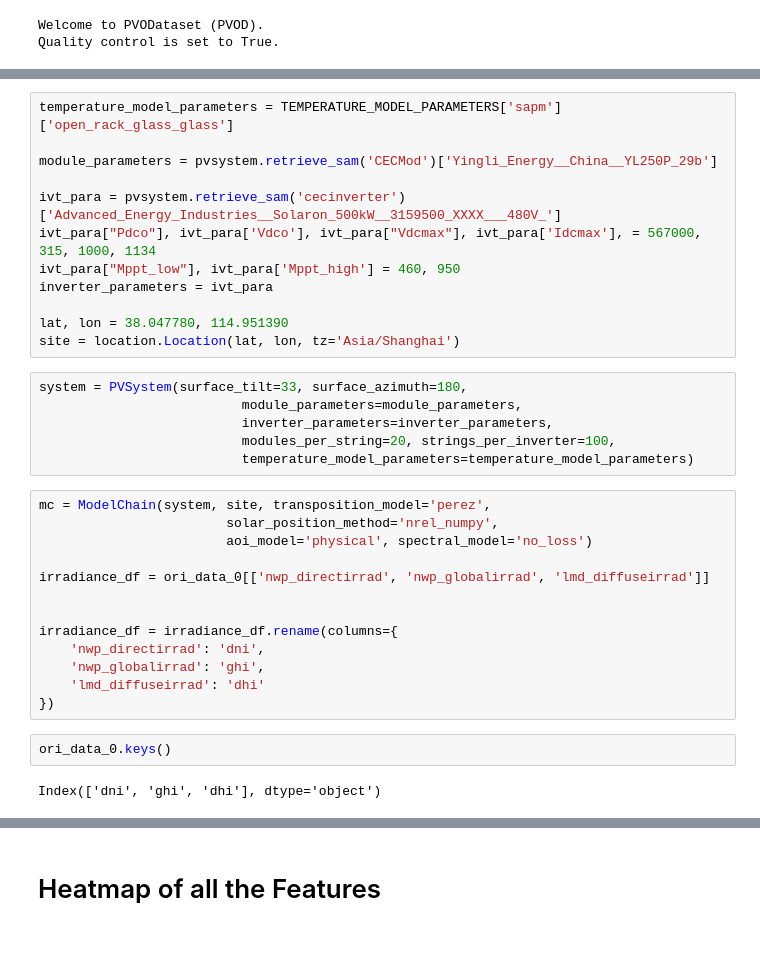
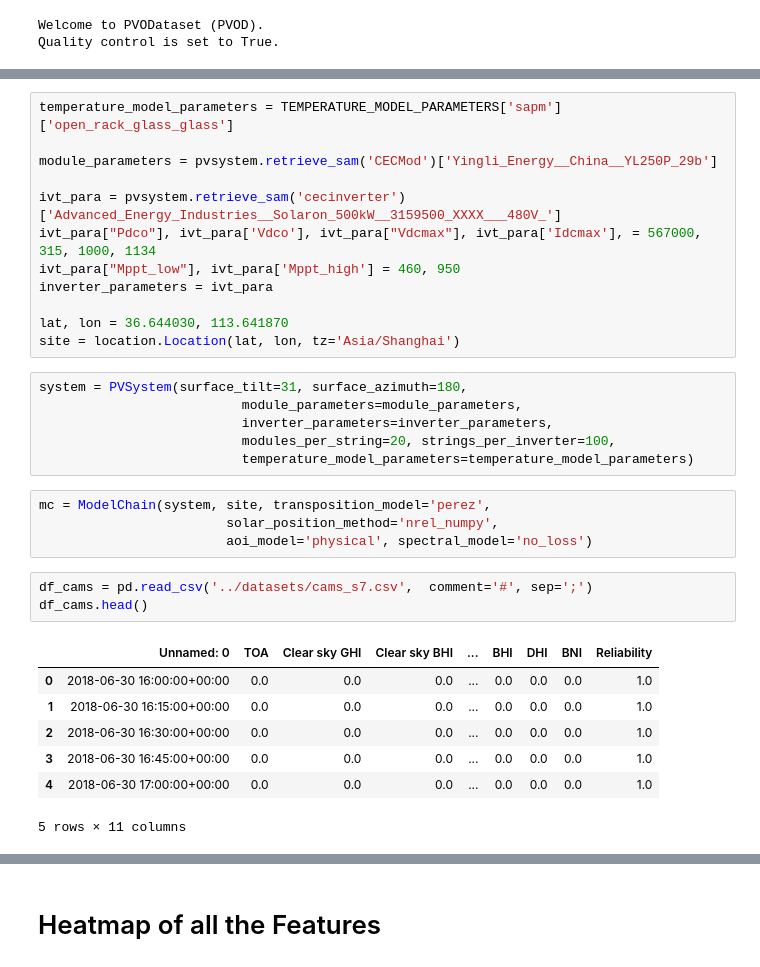
Before and after one commit to naokic3/solar_projectN, a Jupyter notebook: PVODataset/src/SampleCode.ipynb, the cells around one changed output, grey strips where cells are left out. Drawn from its saved outputs; the diff is of its cells as text.

```diff
--- a/PVODataset/src/SampleCode.ipynb
+++ b/PVODataset/src/SampleCode.ipynb
@@ -348,10 +385,10 @@ ivt_para["Pdco"], ivt_para['Vdco'], ivt_para["Vdcmax"], ivt_para['Idcmax'], = 56
 ivt_para["Mppt_low"], ivt_para['Mppt_high'] = 460, 950
 inverter_parameters = ivt_para
 
-lat, lon = 38.047780, 114.951390
+lat, lon = 36.644030, 113.641870
 site = location.Location(lat, lon, tz='Asia/Shanghai')
 # %%
-system = PVSystem(surface_tilt=33, surface_azimuth=180,
+system = PVSystem(surface_tilt=31, surface_azimuth=180,
                           module_parameters=module_parameters,
                           inverter_parameters=inverter_parameters,
                           modules_per_string=20, strings_per_inverter=100,
@@ -360,16 +397,14 @@ system = PVSystem(surface_tilt=33, surface_azimuth=180,
 mc = ModelChain(system, site, transposition_model='perez',
                         solar_position_method='nrel_numpy',
                         aoi_model='physical', spectral_model='no_loss')
-
-irradiance_df = ori_data_0[['nwp_directirrad', 'nwp_globalirrad', 'lmd_diffuseirrad']]
-
-
-irradiance_df = irradiance_df.rename(columns={
-    'nwp_directirrad': 'dni',
-    'nwp_globalirrad': 'ghi',
-    'lmd_diffuseirrad': 'dhi'
-})
-# %%
-ori_data_0.keys()
-# %% [output]
-Index(['dni', 'ghi', 'dhi'], dtype='object')
+# %%
+df_cams = pd.read_csv('../datasets/cams_s7.csv',  comment='#', sep=';')
+df_cams.head()
+# %% [output]
+|  | Unnamed: 0 | TOA | Clear sky GHI | Clear sky BHI | ... | BHI | DHI | BNI | Reliability |
+| 0 | 2018-06-30 16:00:00+00:00 | 0.0 | 0.0 | 0.0 | ... | 0.0 | 0.0 | 0.0 | 1.0 |
+| 1 | 2018-06-30 16:15:00+00:00 | 0.0 | 0.0 | 0.0 | ... | 0.0 | 0.0 | 0.0 | 1.0 |
+| 2 | 2018-06-30 16:30:00+00:00 | 0.0 | 0.0 | 0.0 | ... | 0.0 | 0.0 | 0.0 | 1.0 |
+| 3 | 2018-06-30 16:45:00+00:00 | 0.0 | 0.0 | 0.0 | ... | 0.0 | 0.0 | 0.0 | 1.0 |
+| 4 | 2018-06-30 17:00:00+00:00 | 0.0 | 0.0 | 0.0 | ... | 0.0 | 0.0 | 0.0 | 1.0 |
+5 rows × 11 columns
```
Also changed, not shown: parts of 23 cells of this notebook.
